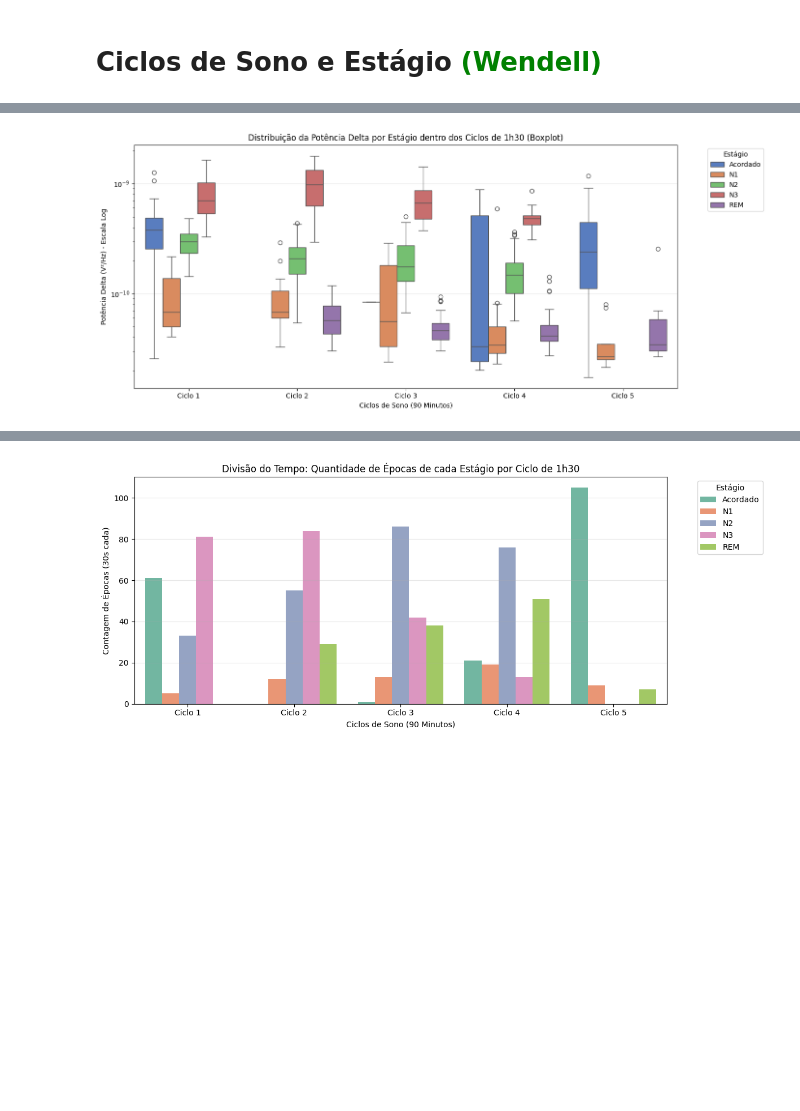
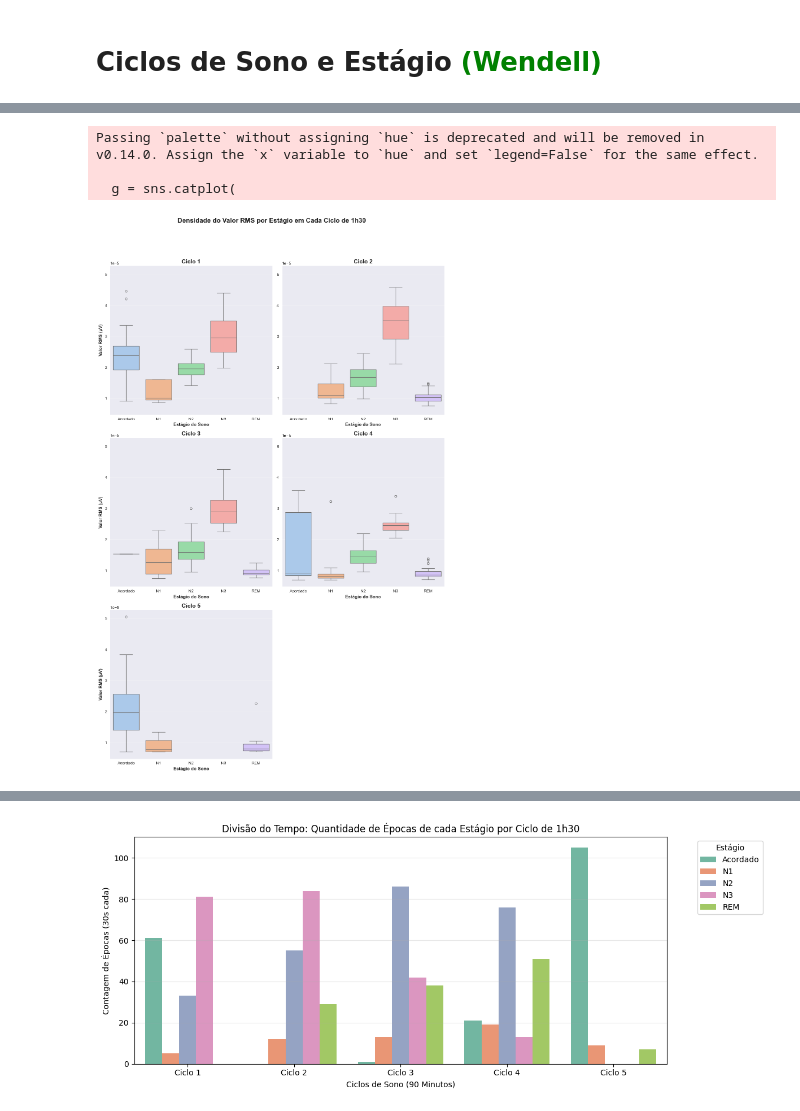
Before and after one commit to gabrielbtt/analise-estados-sono-eeg, a Jupyter notebook: notebooks/T1_Analise_EEG_Sono.ipynb, the cells around one changed output, grey strips where cells are left out. Cells and saved outputs as stored; diff of their text form; code cells hidden in the pictures; blank space fills up the shorter version.

```diff
--- a/notebooks/T1_Analise_EEG_Sono.ipynb
+++ b/notebooks/T1_Analise_EEG_Sono.ipynb
@@ -871,31 +854,52 @@ Conclui-se que N1 e REM são semelhantes quanto ao nível de energia (baixo), ma
 # %%
-# Definir os ciclos de 1h30 (90 minutos = 5400 segundos)
-# Subtraímos o valor mínimo para que o tempo relativo comece exatamente em 0 na primeira época
 df['tempo_relativo_s'] = df['inicio_epoca_s'] - df['inicio_epoca_s'].min()
-
-# Divisão inteira (//) por 5400 agrupa os dados a cada 90 minutos.
-# Somamos 1 para que o primeiro ciclo seja o "Ciclo 1" em vez de "Ciclo 0".
 df['ciclo_90min'] = (df['tempo_relativo_s'] // 5400) + 1
-
-# Criando uma string para os rótulos do gráfico ficarem mais legíveis
 df['ciclo_nome'] = 'Ciclo ' + df['ciclo_90min'].astype(int).astype(str)
 
-# Definir a ordem dos estágios para manter a consistência visual
+
 ordem_estagios = ['Acordado', 'N1', 'N2', 'N3', 'REM']
 
+# Criando um FacetGrid (Subplots) aprimorado
+g = sns.catplot(
+    data=df,
+    x='estagio',
+    y='valor_rms',
+    col='ciclo_nome',
+    col_wrap=2,           # Máximo de 3 gráficos por linha
+    kind='box',        # Troque para 'box' se preferir o Boxplot
+    order=ordem_estagios,
+    palette='pastel',
+    # inner='quartile',
+    height=6,             # AUMENTADO: Deixa cada subplot mais alto
+    aspect=1.0,           # AJUSTADO: Proporção 1:1 (quadrada) para não achatar os violinos
+    sharey=True,          # Mantém a mesma escala Y para comparação justa entre os ciclos
+    sharex=False          # Permite que o eixo X seja tratado individualmente
+)
 
-# GRÁFICO: Boxplot da Potência Delta agrupado por Ciclo e Estágio
-plt.figure(figsize=(14, 6))
-sns.boxplot(data=df, x='ciclo_nome', y='potencia_delta', hue='estagio',
-            hue_order=ordem_estagios, palette='muted')
-plt.yscale('log') # A escala logarítmica ajuda a ver a grande variação das ondas Delta
-plt.title('Distribuição da Potência Delta por Estágio dentro dos Ciclos de 1h30 (Boxplot)')
-plt.ylabel('Potência Delta (V²/Hz) - Escala Log')
-plt.xlabel('Ciclos de Sono (90 Minutos)')
-plt.legend(title='Estágio', bbox_to_anchor=(1.05, 1), loc='upper left')
-plt.grid(True, alpha=0.3, axis='y')
+# Ajustando o título principal
+g.fig.suptitle('Densidade do Valor RMS por Estágio em Cada Ciclo de 1h30',
+               y=1.05, fontsize=16, fontweight='bold')
+
+# Loop para forçar as legendas e números em TODOS os subplots
+for ax in g.axes.flatten():
+    # Garante que os números apareçam em todos os eixos X e Y
+    ax.tick_params(labelbottom=True, labelleft=True)
+
+    # Define o nome dos eixos individualmente
+    ax.set_xlabel("Estágio do Sono", fontsize=11, fontweight='bold')
+    ax.set_ylabel("Valor RMS (µV)", fontsize=11, fontweight='bold')
+
+    # Adiciona o grid de fundo
+    ax.grid(True, alpha=0.3, axis='y')
+
+# Melhora a fonte dos títulos de cada subplot (ex: "Ciclo 1")
+g.set_titles(col_template="{col_name}", size=14, fontweight='bold')
+
 plt.tight_layout()
 plt.show()
 # %% [output]
+Passing `palette` without assigning `hue` is deprecated and will be removed in v0.14.0. Assign the `x` variable to `hue` and set `legend=False` for the same effect.
+
+  g = sns.catplot(
-[figure, old version]
+[figure, new version]
 # %%
```
Also changed, not shown: parts of 11 cells of this notebook.
